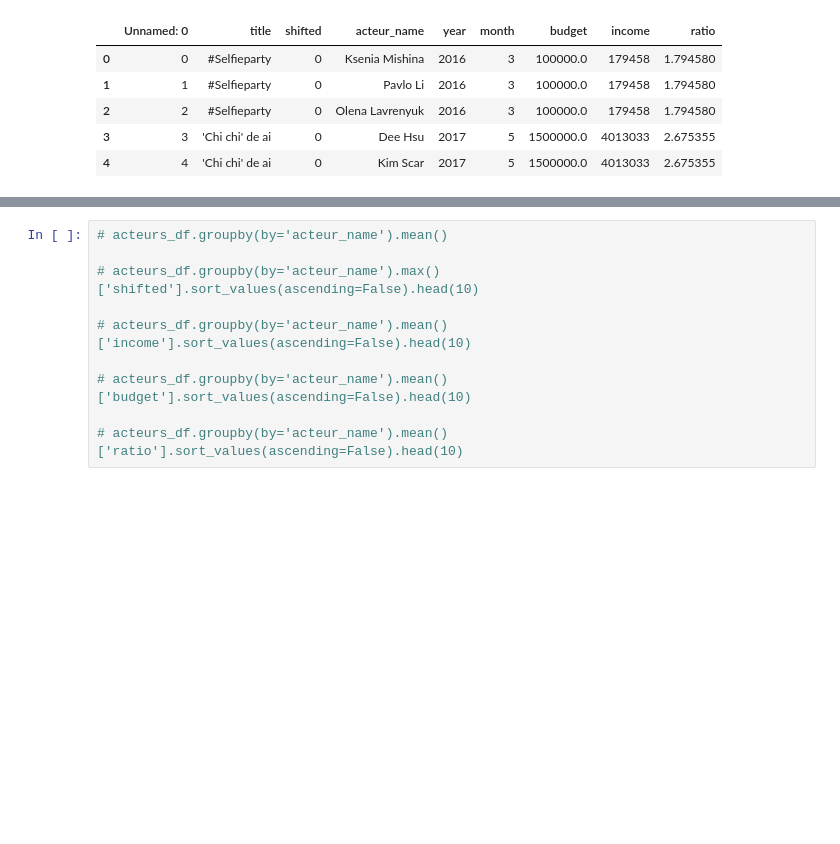
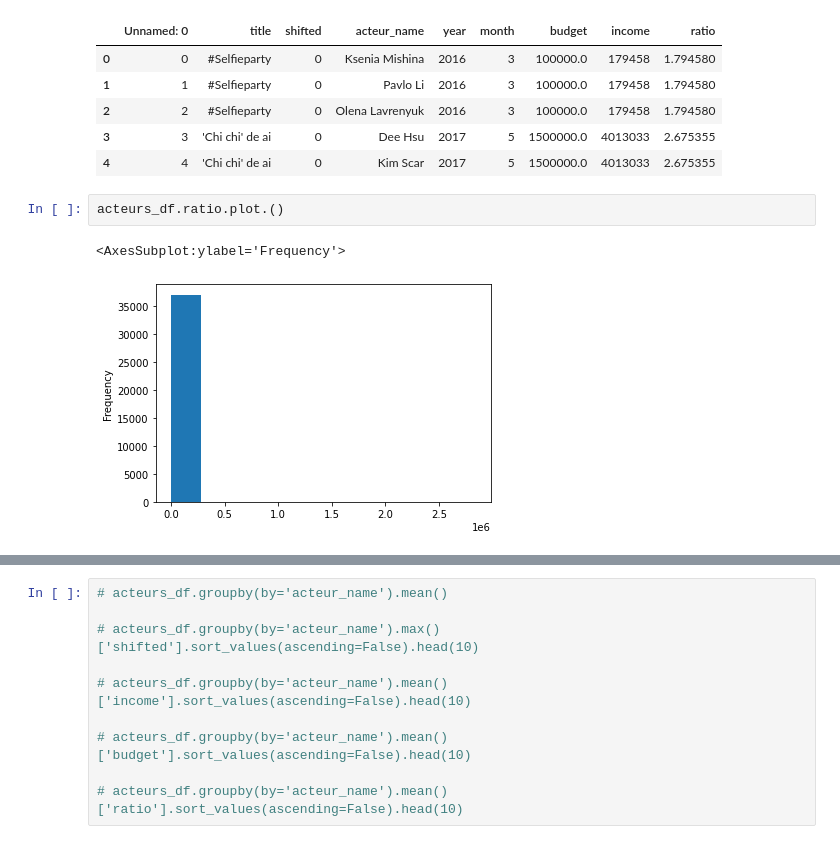
Before and after one commit to OscarTou/CinePred, a Jupyter notebook: notebooks/Untitled1.ipynb, the cells around one changed output, grey strips where cells are left out. Saved outputs shown, nothing was run; the diff lists cells and outputs as text; blank space fills up the shorter version.

```diff
--- a/notebooks/Untitled1.ipynb
+++ b/notebooks/Untitled1.ipynb
@@ -37,3 +34,8 @@ acteurs_df.head()
 | 2 | 2 | #Selfieparty | 0 | Olena Lavrenyuk | 2016 | 3 | 100000.0 | 179458 | 1.794580 |
 | 3 | 3 | 'Chi chi' de ai | 0 | Dee Hsu | 2017 | 5 | 1500000.0 | 4013033 | 2.675355 |
 | 4 | 4 | 'Chi chi' de ai | 0 | Kim Scar | 2017 | 5 | 1500000.0 | 4013033 | 2.675355 |
+# %%
+acteurs_df.ratio.plot.()
+# %% [output]
+<AxesSubplot:ylabel='Frequency'>
+[figure, added]
```
Also changed, not shown: parts of 3 cells of this notebook, 2 other files.
